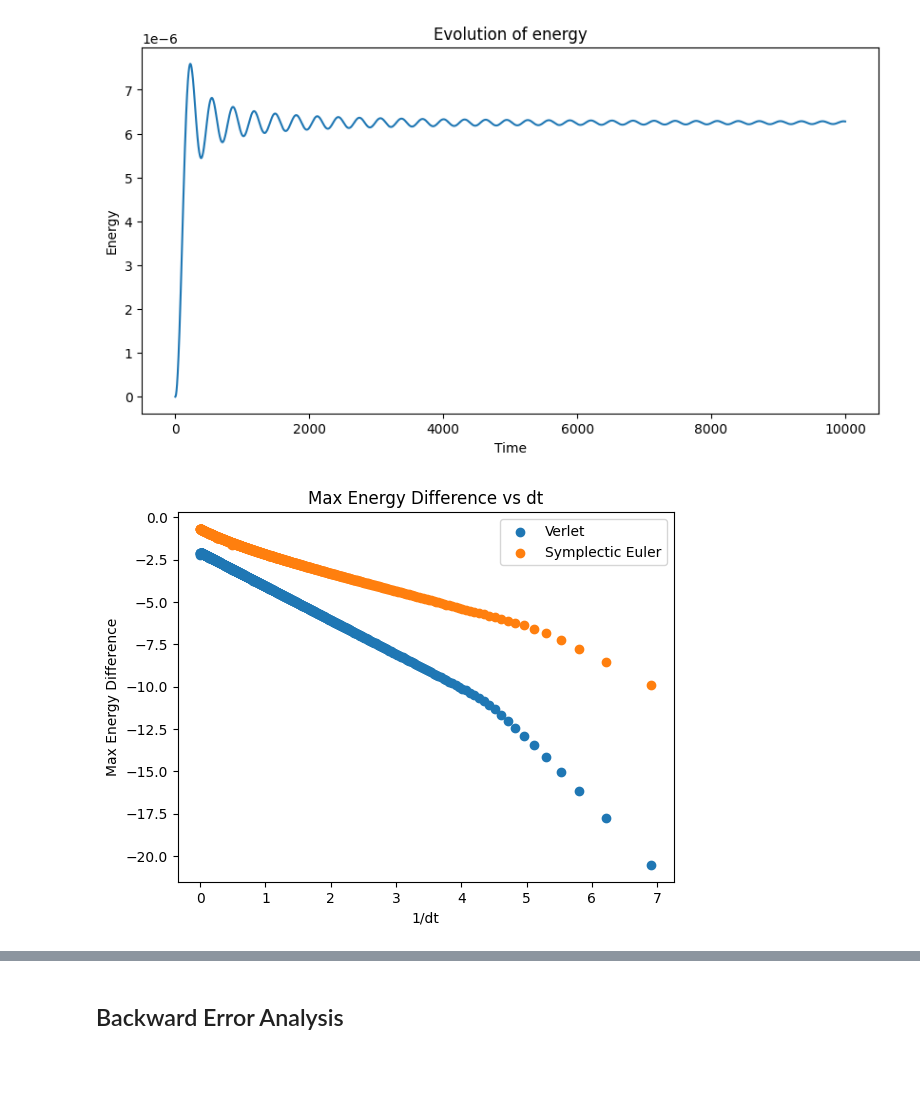
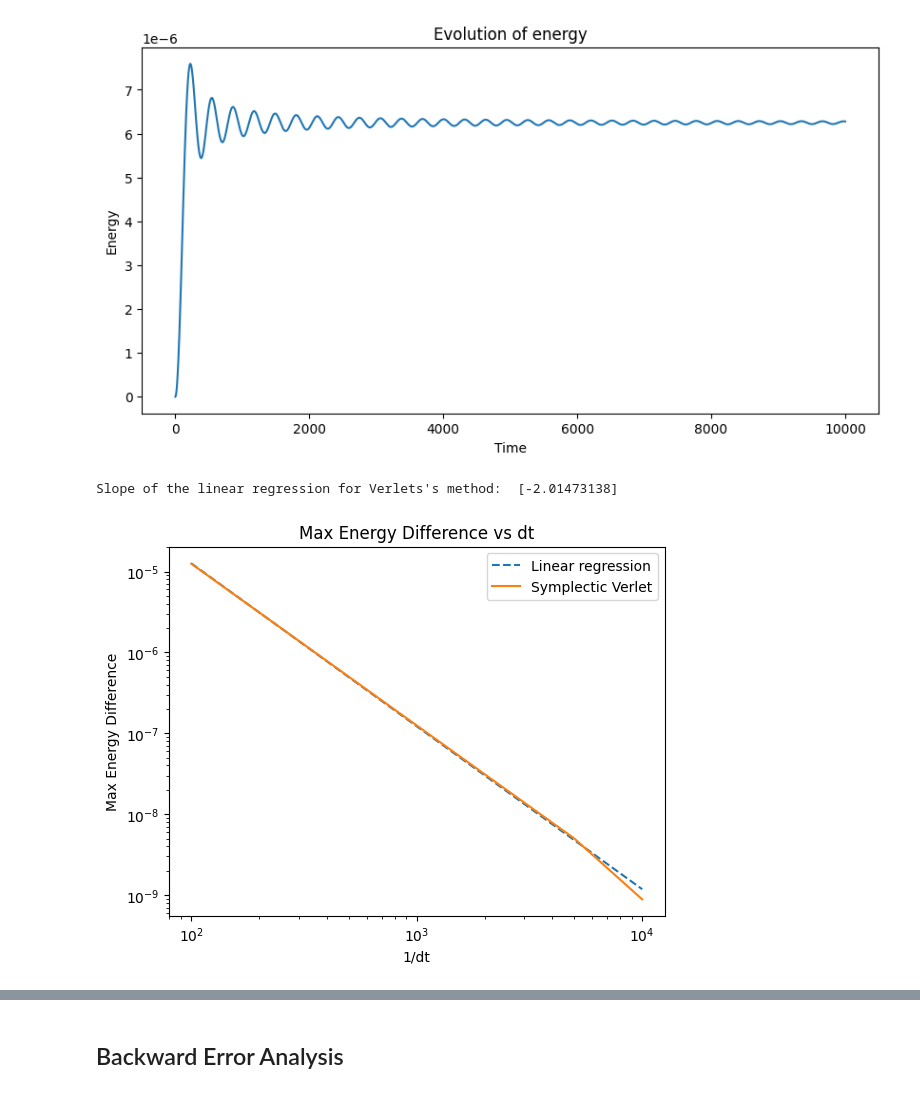
Before and after one commit to AlffonsoMV/PAMSProject, a Jupyter notebook: Code/Hamiltonian/stormer_verlet_method.ipynb, the cells around one changed output, grey strips where cells are left out. Drawn from its saved outputs; the diff is of its cells as text; code cells hidden in the pictures; blank space fills up the shorter version.

```diff
--- a/Code/Hamiltonian/stormer_verlet_method.ipynb
+++ b/Code/Hamiltonian/stormer_verlet_method.ipynb
@@ -69,26 +69,26 @@ plt.show()
 # %%
 results_verlet = []
 dts = []
-for i in range(999):
-    dt = 0.001 + i*0.001
-    q, p = lb.stormer_verlet(q[0], p[0], 1, dHdq, dHdp, 100, dt)
+for dt in np.linspace(0.01, 0.0001, 100):
+    q, p = lb.stormer_verlet(q[0], p[0], 1, dHdq, dHdp, steps, dt)
     results_verlet.append(max(np.abs(H(q, p) - H(q[0], p[0]))))
     dts.append(dt)
 
-results_euler = []
-dts = []
-for i in range(999):
-    dt = 0.001 + i*0.001
-    q, p = lb.symplectic_euler(q[0], p[0], 1, [dHdq], [dHdp], 100, dt)
-    results_euler.append(max(np.abs(H(q, p) - H(q[0], p[0]))))
-    dts.append(dt)
+# Linear regression
+log_dts = np.log(1 / np.array(dts))
+log_results_verlet = np.log(results_verlet)
+coeffs_euler = np.polyfit(log_dts, log_results_verlet, 1)
+regression_line_verlet = np.exp(coeffs_euler[1]) * (1 / np.array(dts)) ** coeffs_euler[0]
 
-plt.scatter(np.log(1/np.array(dts)), np.log(results_verlet), label="Verlet")
-plt.scatter(np.log(1/np.array(dts)), np.log(results_euler), label="Symplectic Euler")
+print("Slope of the linear regression for Verlets's method: ", coeffs_euler[0])
+
+plt.plot(1/np.array(dts), regression_line_verlet, '--', label="Linear regression")
+plt.loglog(1/np.array(dts), results_verlet, label="Symplectic Verlet")
 plt.xlabel("1/dt")
 plt.ylabel("Max Energy Difference")
 plt.title("Max Energy Difference vs dt")
 plt.legend()
 plt.show()
 # %% [output]
+Slope of the linear regression for Verlets's method:  [-2.01473138]
-[figure, old version]
+[figure, new version]
```
Also changed, not shown: parts of 1 cell of this notebook, 28 other files.
